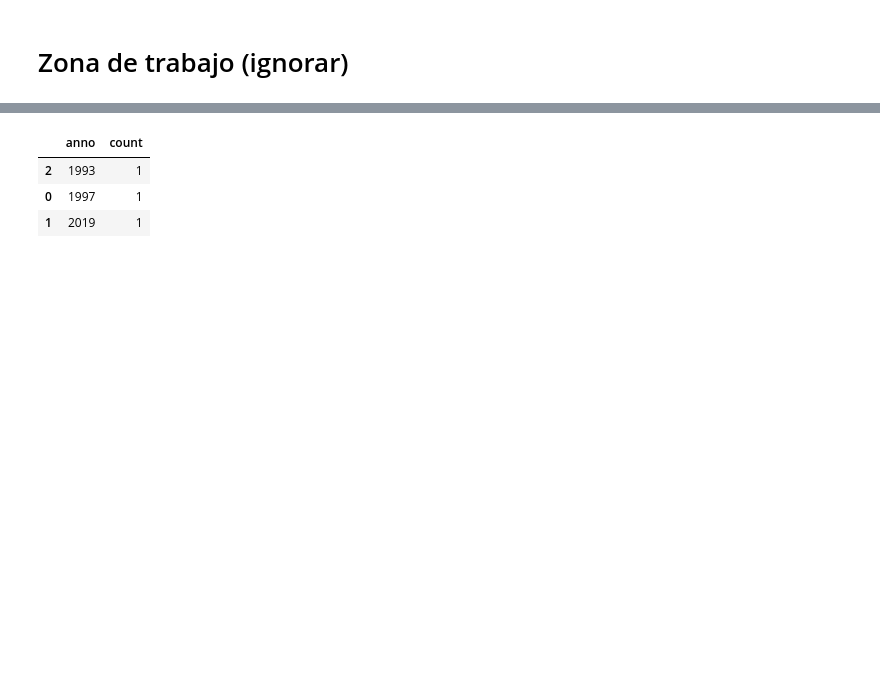
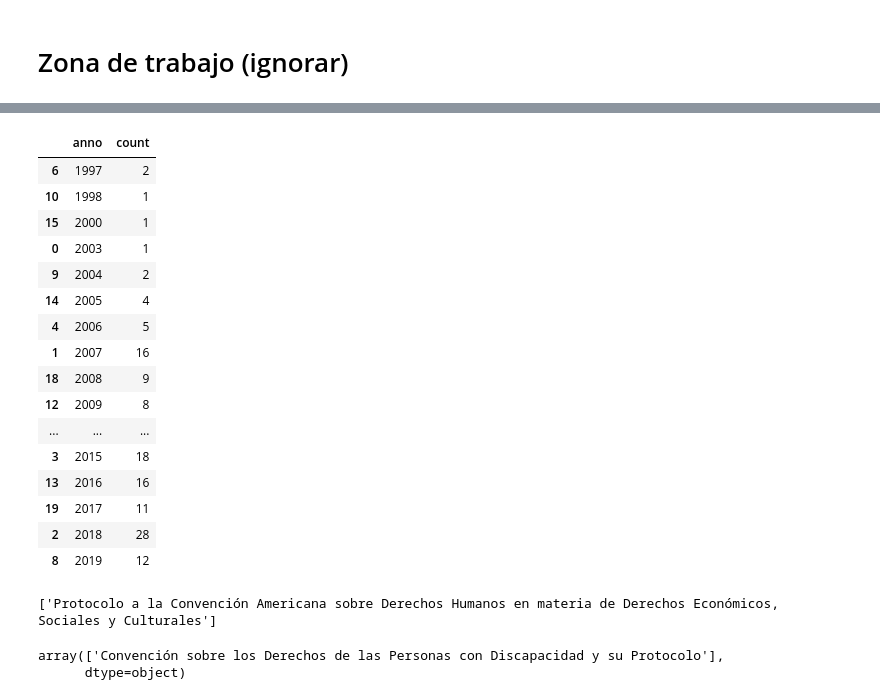
Before and after one commit to kennorsdb/nlppen, a Jupyter notebook: Notebook.ipynb, the cells around one changed output, grey strips where cells are left out. Cells and saved outputs as stored; diff of their text form; code cells hidden in the pictures; blank space fills up the shorter version.

```diff
--- a/Notebook.ipynb
+++ b/Notebook.ipynb
@@ -17,12 +19,12 @@ from pyspark.sql.functions import length
 spark = (SparkSession
          .builder
          .appName("Transforming sentences")
-         .config("spark.num.executors", "8")
-         .config("spark.executor.memory", "10g")
-         .config("spark.executor.cores", "6")
-         .config("spark.driver.memory", "10g")
+         .config("spark.num.executors", "1")
+         .config("spark.executor.memory", "6g")
+         .config("spark.executor.cores", "1")
+         .config("spark.driver.memory", "12g")
          .config("spark.memory.offHeap.enabled", True)
-         .config("spark.memory.offHeap.size", "25g")
+         .config("spark.memory.offHeap.size", "64g")
          .config("spark.sql.execution.arrow.pyspark.enabled", "true")
          .getOrCreate())
 
@@ -92,0 +122,8 @@ estructurales.seleccion.guardarDatos()
+# %%
+s = estructurales.seleccion.sdf.repartition(1)
+import pandas as pd
+pd.set_option('display.max_rows', 10)
+pd.set_option('display.max_columns', 25)
+pd.set_option('display.width', 80)
+pd.set_option('display.max_colwidth', 80)
+s.limit(10).toPandas()
@@ -92,0 +143,9 @@ estructurales.seleccion.guardarDatos()
+# %%
+from pyspark.sql.functions import explode, desc
+from pyspark.sql import functions as F
+import pandas as pd
+
+pd.set_option('display.max_rows', None)
+pd.set_option('display.max_columns', None)
+pd.set_option('display.width', None)
+pd.set_option('display.max_colwidth', -1)
@@ -125,11 +264,11 @@ Attempting non-optimization as 'spark.sql.execution.arrow.pyspark.fallback.enabl
 # %%
 s = estructurales.seleccion.sdf
 print("Totales :", str(s.count()))
-print("Nulos : ", str(s.filter(s.num_resolucion.isNull()).count()))
-print("Completos : ", str(s.filter(s.num_resolucion.isNotNull()).count()))
-print("Accuracy : " ,s.filter(s.num_resolucion.isNotNull()).count()/s.count())
+print("Nulos : ", str(s.filter(s.derechos.isNull()).count()))
+print("Completos : ", str(s.filter(s.derechos.isNotNull()).count()))
+print("Accuracy : " ,s.filter(s.derechos.isNotNull()).count()/s.count())
 
-s = s.filter(s.num_resolucion.isNull())
+#s = s.filter(s.num_resolucion.isNull())
 #s = estructurales.seleccion.sdf
 # %% [output]
 Totales : 1365
@@ -146,7 +296,33 @@ s.filter(s.num_resolucion.isNull()).groupby(s.anno).count().toPandas().sort_valu
 # %%
-s.filter(s.num_resolucion.isNull()).groupby(s.anno).count().toPandas().sort_values('anno')
+s.filter(s.inst_internacionales.isNotNull()).groupby(s.anno).count().toPandas().sort_values('anno')
 # %% [output]
 |  | anno | count |
-| 2 | 1993 | 1 |
-| 0 | 1997 | 1 |
-| 1 | 2019 | 1 |
+| 6 | 1997 | 2 |
+| 10 | 1998 | 1 |
+| 15 | 2000 | 1 |
+| 0 | 2003 | 1 |
+| 9 | 2004 | 2 |
+| 14 | 2005 | 4 |
+| 4 | 2006 | 5 |
+| 1 | 2007 | 16 |
+| 18 | 2008 | 9 |
+| 12 | 2009 | 8 |
+| ... | ... | ... |
+| 3 | 2015 | 18 |
+| 13 | 2016 | 16 |
+| 19 | 2017 | 11 |
+| 2 | 2018 | 28 |
+| 8 | 2019 | 12 |
+# %%
+from nlppen.spacy_internationals import extractInternational
+from nlppen.spark_udfs import *
+doc = extractInternational("a veces tenemos Protocolo a la Convención Americana sobre Derechos Humanos en materia de Derechos Económicos, Sociales y Culturales")
+entidadesFiltradas = [ent.ent_id_ for ent in doc.ents]
+print(entidadesFiltradas)
+# %% [output]
+['Protocolo a la Convención Americana sobre Derechos Humanos en materia de Derechos Económicos, Sociales y Culturales']
+# %%
+s.filter(s.inst_internacionales.isNotNull()).limit(10).toPandas().iloc[8,-1]
+# %% [output]
+array(['Convención sobre los Derechos de las Personas con Discapacidad y su Protocolo'],
+      dtype=object)
```
Also changed, not shown: parts of 27 cells of this notebook, 16 other files.
